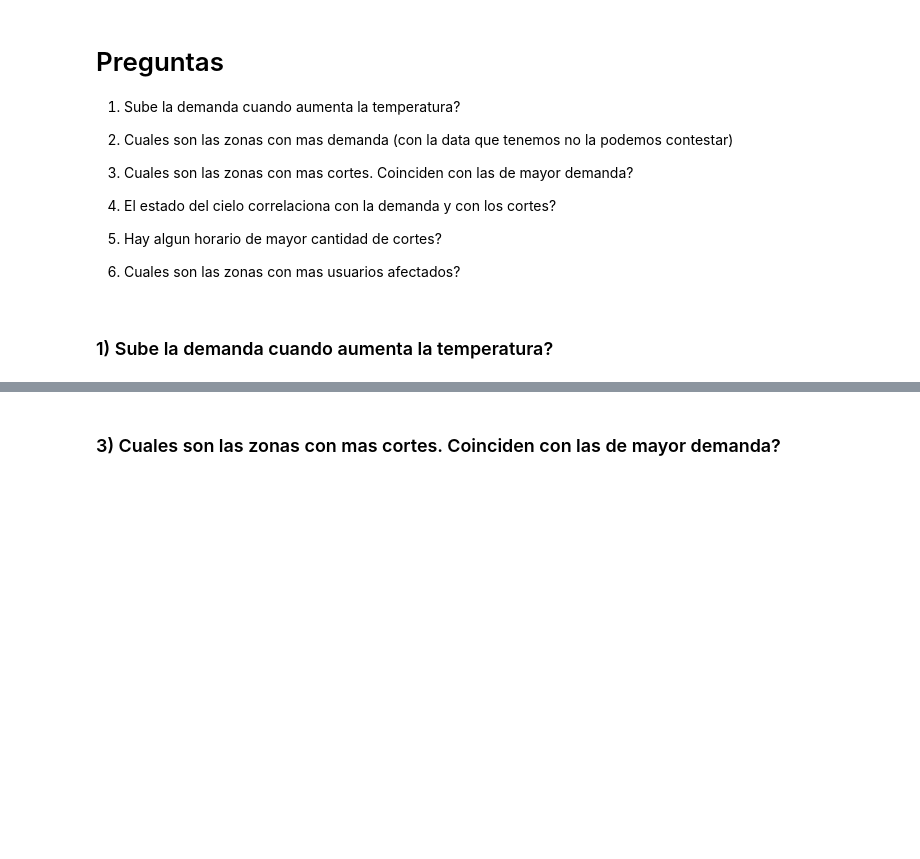
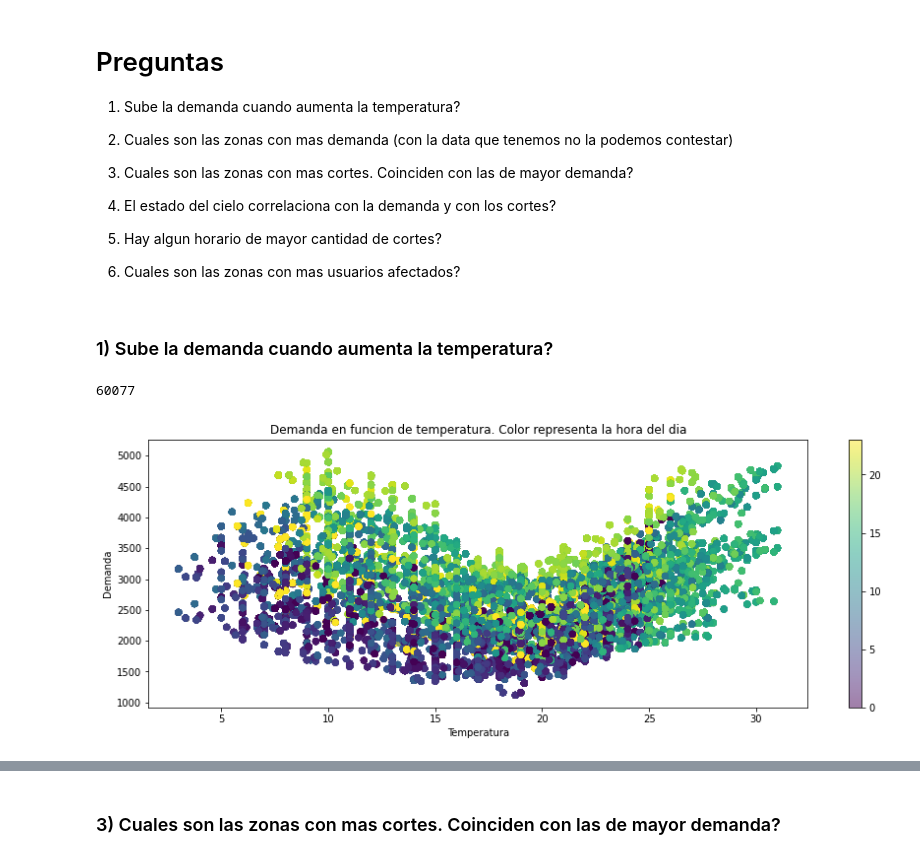
Before and after one commit to elsonidoq/enre, a Jupyter notebook: notebooks/02-EDA.ipynb, the cells around one changed output, grey strips where cells are left out. Drawn from its saved outputs; the diff is of its cells as text; code cells hidden in the pictures; blank space fills up the shorter version.

```diff
--- a/notebooks/02-EDA.ipynb
+++ b/notebooks/02-EDA.ipynb
@@ -267,4 +261,18 @@ merged.head()
 6) Cuales son las zonas con mas usuarios afectados?
 # %% [markdown]
 ### 1) Sube la demanda cuando aumenta la temperatura?
+# %%
+merged.fname_date.apply(lambda x: x.hour==10).sum()
+# %% [output]
+60077
+# %%
+plt.figure(figsize=(15,5))
+
+plt.scatter(merged.temperatura, merged.dem, c=merged.fname_date.apply(lambda x: x.hour), alpha=0.5)
+plt.xlabel('Temperatura')
+plt.ylabel('Demanda')
+plt.title('Demanda en funcion de temperatura. Color representa la hora del dia')
+plt.colorbar();
+# %% [output]
+[figure, added]
 # %%
```
Also changed, not shown: parts of 42 cells of this notebook, 2 other files.
